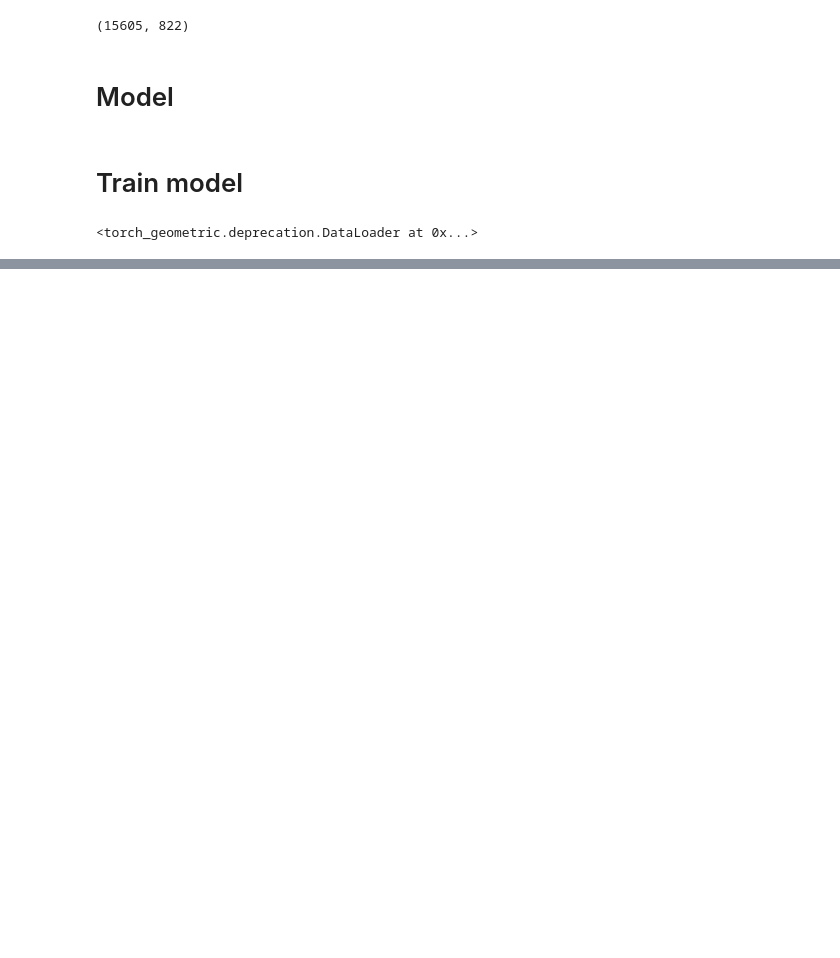
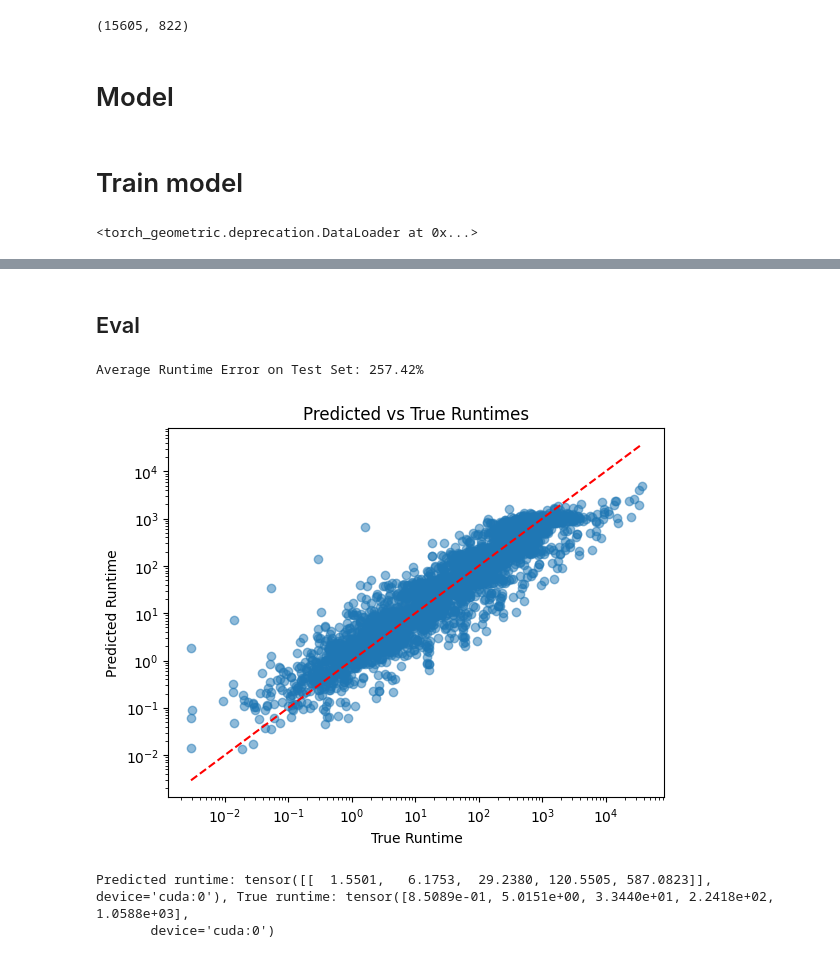
Before and after one commit to fangjunzhou/halide-gnn-cost-model, a Jupyter notebook: notebooks/graph_transformer.ipynb, the cells around one changed output, grey strips where cells are left out. Cells and saved outputs as stored; diff of their text form; code cells hidden in the pictures; blank space fills up the shorter version.

```diff
--- a/notebooks/graph_transformer.ipynb
+++ b/notebooks/graph_transformer.ipynb
@@ -42,9 +42,9 @@ len(train_dataset), len(test_dataset)
 # %%
 vocab_size = get_ast_vocab_size() + get_sched_vocab_size() + 1
 model = PipeGPS(
-    hidden_channels=64,
+    hidden_channels=128,
     num_layers=8,
-    num_attn_heads=4,
+    num_attn_heads=8,
     attn_type="multihead",
     attn_kwargs={"dropout": 0.5},
     vocab_size=vocab_size,
@@ -54,14 +54,14 @@ model = model.to(device)
 # %% [markdown]
 # Train model
 # %%
-data_loader = DataLoader(dataset, batch_size=256, shuffle=True, num_workers=0)
+data_loader = DataLoader(train_dataset, batch_size=256, shuffle=True, num_workers=3)
 data_loader
 # %% [output]
 <torch_geometric.deprecation.DataLoader at 0x...>
 # %%
 # Save model every n epochs
-SAVE_EVERY = 5
-NUM_EPOCHS = 5
+SAVE_EVERY = 10
+NUM_EPOCHS = 100
 
 summary_writer = SummaryWriter(log_dir="resources/runs/" + time.strftime("graph-transformer-%Y%m%d-%H%M%S"))
 # Train loop (example)
@@ -93,0 +112,2 @@ for epoch in tqdm(range(NUM_EPOCHS)):
+# %% [markdown]
+## Eval
@@ -93,0 +129,48 @@ for epoch in tqdm(range(NUM_EPOCHS)):
+# %%
+test_loader = DataLoader(test_dataset, batch_size=8, shuffle=False)
+print(f"Average Runtime Error on Test Set: {average_runtime_error(model, test_loader) * 100:.2f}%")
+# %% [output]
+Average Runtime Error on Test Set: 257.42%
+# %%
+# Plot predicted vs actual runtimes
+import matplotlib.pyplot as plt
+all_preds = []
+all_trues = []
+model.eval()
+with torch.no_grad():
+    for data in test_loader:
+        data = data.to(device)
+        x = data.type
+        edge_index = data.edge_index
+        pe = torch.cat((data.laplacian_eigenvector_pe, data.random_walk_pe, data.degree_pe), dim=-1)
+        node_type = data.node_type
+        pred = torch.exp(model(x, pe, node_type, edge_index, data.batch))
+        all_preds.append(pred.reshape(-1).cpu())
+        all_trues.append(data.y.cpu())
+all_preds = torch.cat(all_preds)
+all_trues = torch.cat(all_trues)
+plt.scatter(all_trues, all_preds, alpha=0.5)
+plt.plot([all_trues.min(), all_trues.max()], [all_trues.min(), all_trues.max()], 'r--')
+plt.xscale("log")
+plt.yscale("log")
+plt.xlabel("True Runtime")
+plt.ylabel("Predicted Runtime")
+plt.title("Predicted vs True Runtimes")
+plt.show()
+# %% [output]
+[figure, added]
+# %%
+idx = 0  # Index of the sample to inspect
+model.eval()
+with torch.no_grad():
+    sample_data = test_dataset[idx]
+    sample_data = sample_data.to(device)
+    x = sample_data.type
+    edge_index = sample_data.edge_index
+    pe = torch.cat((sample_data.laplacian_eigenvector_pe, sample_data.random_walk_pe, sample_data.degree_pe), dim=-1)
+    node_type = sample_data.node_type
+    pred_runtime = torch.exp(model(x, pe, node_type, edge_index))
+    print(f"Predicted runtime: {pred_runtime}, True runtime: {sample_data.y}")
+# %% [output]
+Predicted runtime: tensor([[  1.5501,   6.1753,  29.2380, 120.5505, 587.0823]], device='cuda:0'), True runtime: tensor([8.5089e-01, 5.0151e+00, 3.3440e+01, 2.2418e+02, 1.0588e+03],
+       device='cuda:0')
```
Also changed, not shown: parts of 4 cells of this notebook, 2 other files.
